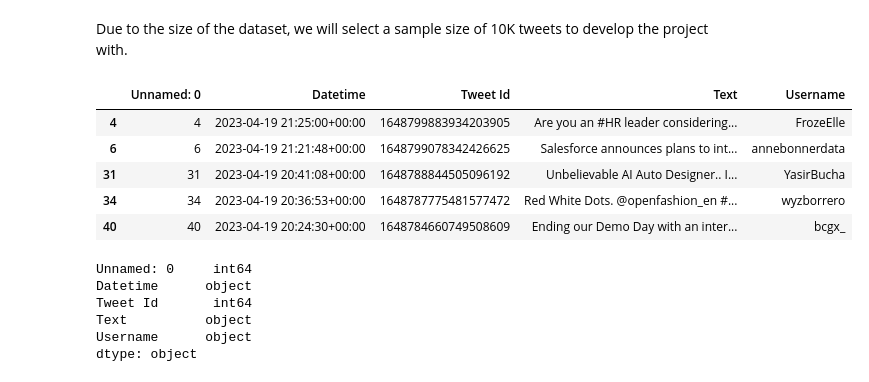
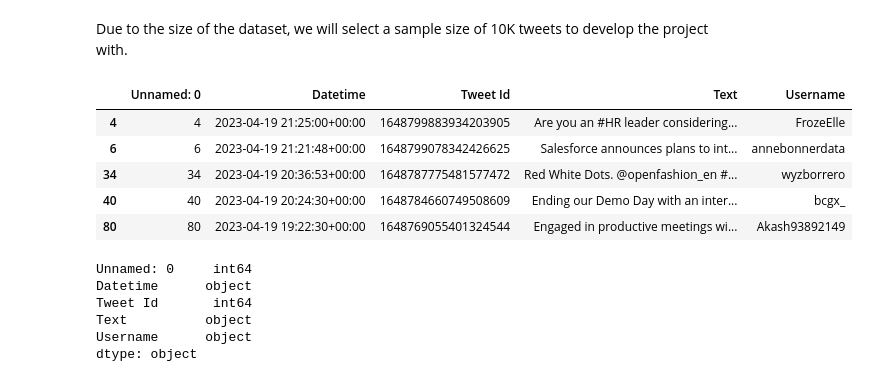
Before and after one commit to rebrinehart/gen-ai-tweets, a Jupyter notebook: gen-ai-tweet-analysis.ipynb, the cells around one changed output. Saved outputs shown, nothing was run; the diff lists cells and outputs as text; code cells hidden in the pictures.

```diff
--- a/gen-ai-tweet-analysis.ipynb
+++ b/gen-ai-tweet-analysis.ipynb
@@ -31,18 +31,18 @@ len(df)
 Due to the size of the dataset, we will select a sample size of 10K tweets to develop the project with.
 # %%
 # select 10,000 random tweets
-sample = full_df.sample(n = 10000, random_state = 42)
+sample = full_df.sample(n = 6000, random_state = 42)
 
 df = pd.DataFrame(sample)
 df.sort_values(by = 'Datetime', ascending = False, inplace = True)
 df.head()
 # %% [output]
 |  | Unnamed: 0 | Datetime | Tweet Id | Text | Username |
 | 4 | 4 | 2023-04-19 21:25:00+00:00 | 1648799883934203905 | Are you an #HR leader considering... | FrozeElle |
 | 6 | 6 | 2023-04-19 21:21:48+00:00 | 1648799078342426625 | Salesforce announces plans to int... | annebonnerdata |
-| 31 | 31 | 2023-04-19 20:41:08+00:00 | 1648788844505096192 | Unbelievable AI Auto Designer.. I... | YasirBucha |
 | 34 | 34 | 2023-04-19 20:36:53+00:00 | 1648787775481577472 | Red White Dots. @openfashion_en #... | wyzborrero |
 | 40 | 40 | 2023-04-19 20:24:30+00:00 | 1648784660749508609 | Ending our Demo Day with an inter... | bcgx_ |
+| 80 | 80 | 2023-04-19 19:22:30+00:00 | 1648769055401324544 | Engaged in productive meetings wi... | Akash93892149 |
 # %%
 df.dtypes
 # %% [output]
```
Also changed, not shown: parts of 20 cells of this notebook.
